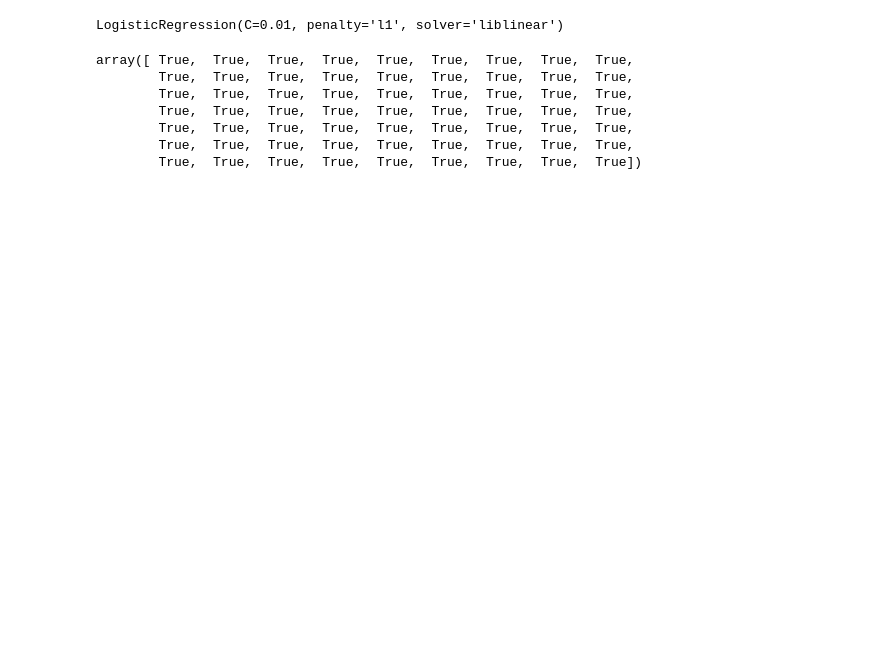
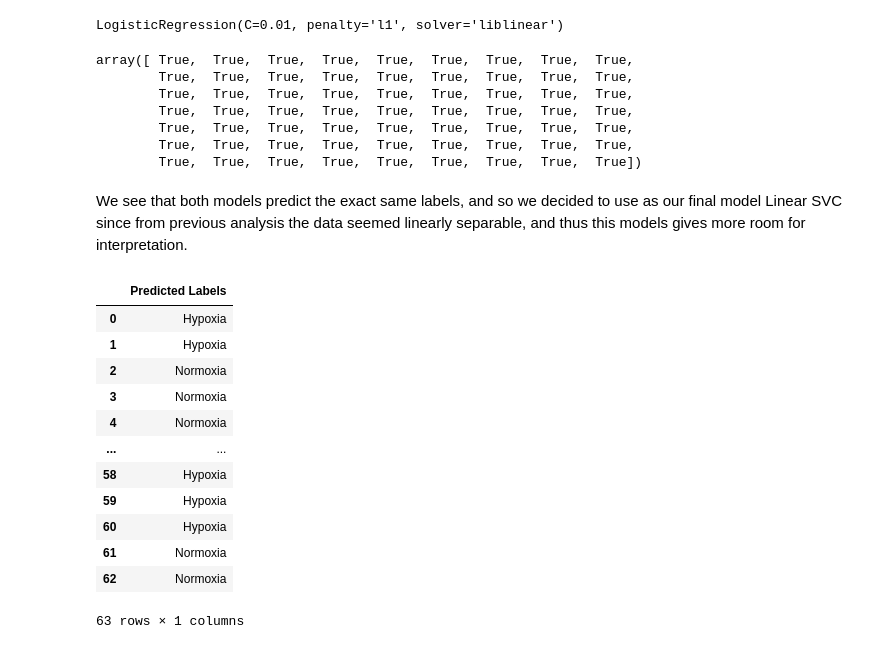
Before and after one commit to sandromikautadze/hypoxia-prediction-cancer, a Jupyter notebook: 00-SmartSeq/MCF7_train.ipynb, the cells around one changed output. Saved outputs shown, nothing was run; the diff lists cells and outputs as text; code cells hidden in the pictures; blank space fills up the shorter version.

```diff
--- a/00-SmartSeq/MCF7_train.ipynb
+++ b/00-SmartSeq/MCF7_train.ipynb
@@ -1405,3 +1361,22 @@ array([ True,  True,  True,  True,  True,  True,  True,  True,  True,
         True,  True,  True,  True,  True,  True,  True,  True,  True,
         True,  True,  True,  True,  True,  True,  True,  True,  True,
         True,  True,  True,  True,  True,  True,  True,  True,  True])
+# %% [markdown]
+We see that both models predict the exact same labels, and so we decided to use as our final model Linear SVC since from previous analysis the data seemed linearly separable, and thus this models gives more room for interpretation.
+# %%
+test_results = pd.DataFrame(pred_lsvc, columns=["Predicted Labels"])
+test_results
+# %% [output]
+|  | Predicted Labels |
+| 0 | Hypoxia |
+| 1 | Hypoxia |
+| 2 | Normoxia |
+| 3 | Normoxia |
+| 4 | Normoxia |
+| ... | ... |
+| 58 | Hypoxia |
+| 59 | Hypoxia |
+| 60 | Hypoxia |
+| 61 | Normoxia |
+| 62 | Normoxia |
+63 rows × 1 columns
```
Also changed, not shown: parts of 11 cells of this notebook, 1 other file.
